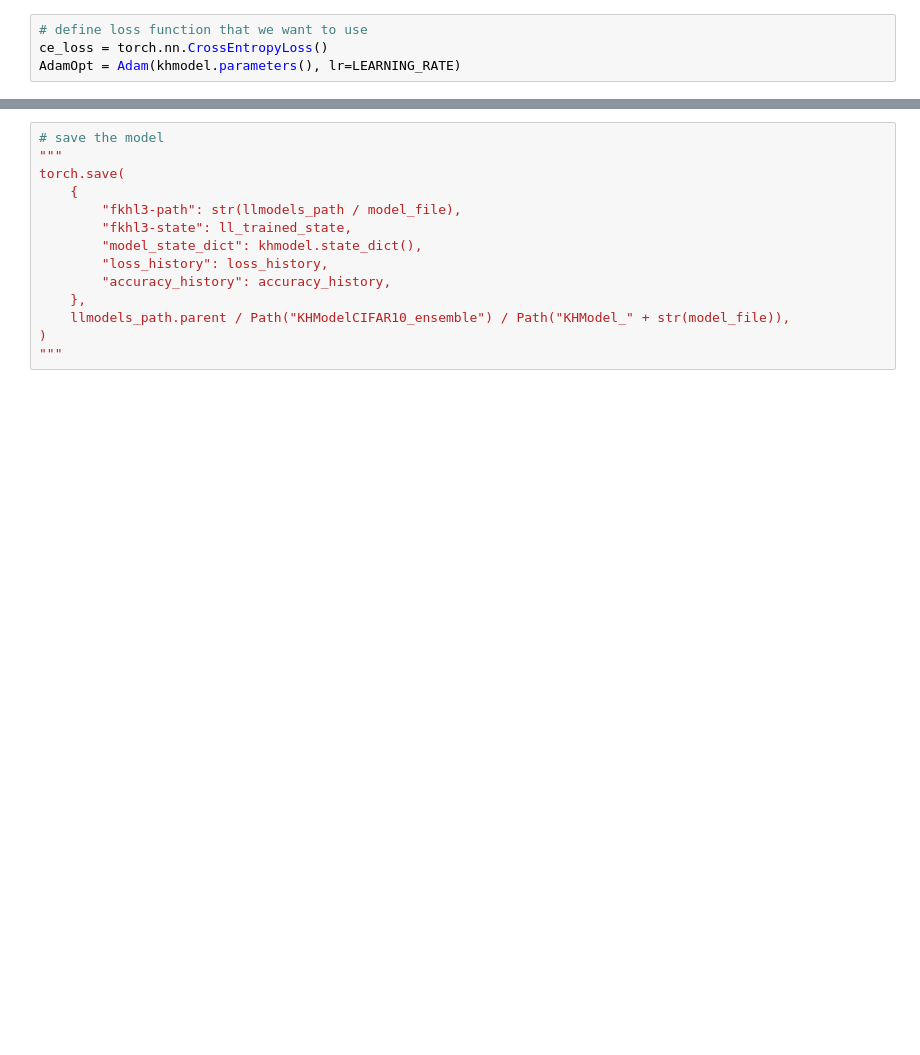
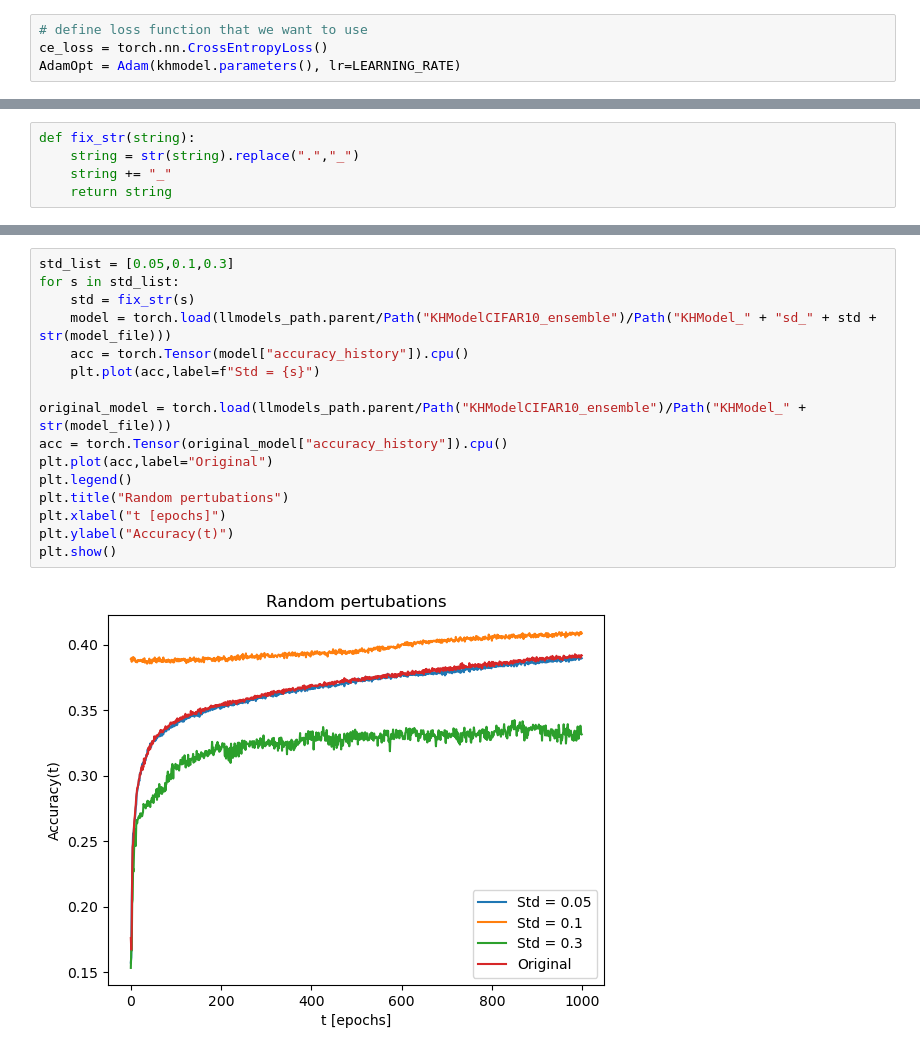
Before and after one commit to holzhauk/LocalLearning, a Jupyter notebook: notebooks/KHModel.ipynb, the cells around one changed output, grey strips where cells are left out. Drawn from its saved outputs; the diff is of its cells as text; blank space fills up the shorter version.

```diff
--- a/notebooks/KHModel.ipynb
+++ b/notebooks/KHModel.ipynb
@@ -206,6 +235,11 @@ def train(
                 freq_correct += (torch.abs(preds - labels) == 0).sum()
 
             test_history.append(freq_correct / (len(test)*test.batch_size))
+# %%
+def fix_str(string):
+    string = str(string).replace(".","_")
+    string += "_"
+    return string
 # %%
 loss_history = []
 accuracy_history = []
@@ -226,14 +271,18 @@ Text(0, 0.5, 'Accuracy(t)')
-# %%
-# save the model
-"""
-torch.save(
-    {
-        "fkhl3-path": str(llmodels_path / model_file),
-        "fkhl3-state": ll_trained_state,
-        "model_state_dict": khmodel.state_dict(),
-        "loss_history": loss_history,
-        "accuracy_history": accuracy_history,
-    },
-    llmodels_path.parent / Path("KHModelCIFAR10_ensemble") / Path("KHModel_" + str(model_file)),
-)
-"""
+# %%
+std_list = [0.05,0.1,0.3]
+for s in std_list:
+    std = fix_str(s)
+    model = torch.load(llmodels_path.parent/Path("KHModelCIFAR10_ensemble")/Path("KHModel_" + "sd_" + std + str(model_file)))
+    acc = torch.Tensor(model["accuracy_history"]).cpu()
+    plt.plot(acc,label=f"Std = {s}")
+
+original_model = torch.load(llmodels_path.parent/Path("KHModelCIFAR10_ensemble")/Path("KHModel_" + str(model_file)))
+acc = torch.Tensor(original_model["accuracy_history"]).cpu()
+plt.plot(acc,label="Original")
+plt.legend()
+plt.title("Random pertubations")
+plt.xlabel("t [epochs]")
+plt.ylabel("Accuracy(t)")
+plt.show()
+# %% [output]
+[figure, added]
```
Also changed, not shown: parts of 14 cells of this notebook.
